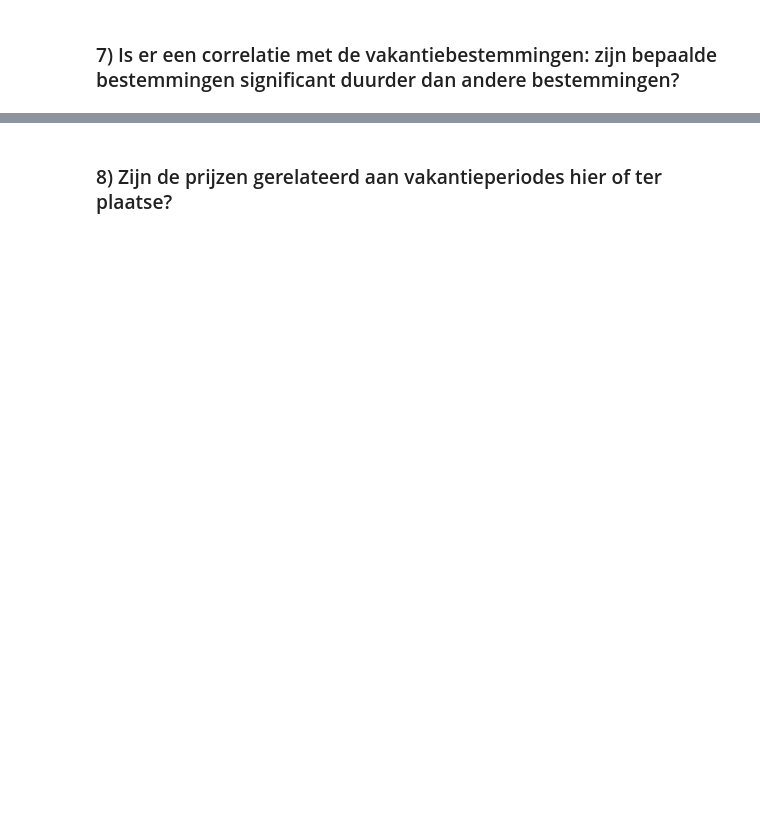
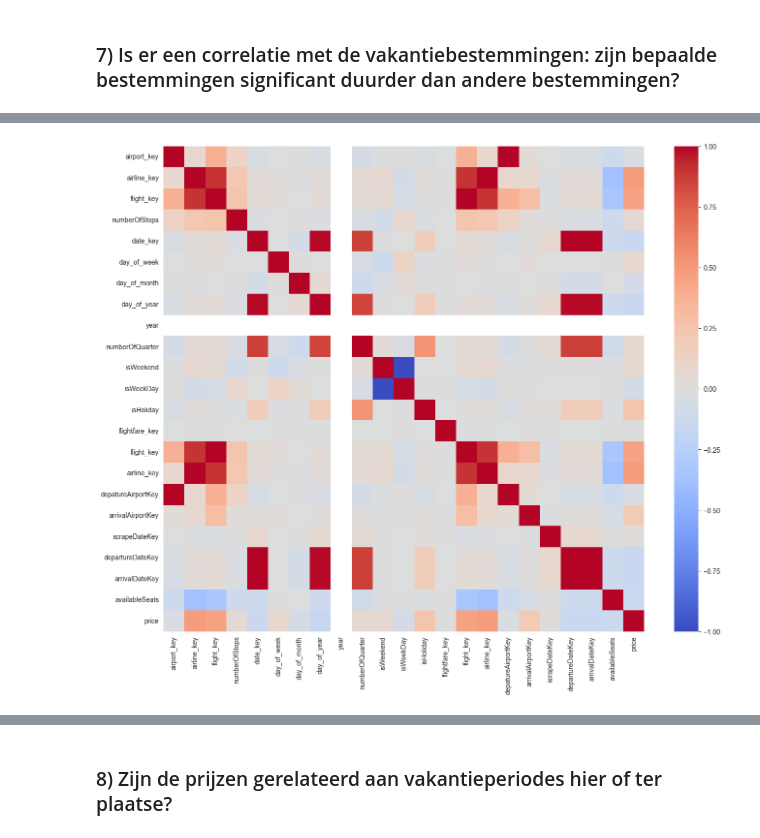
Before and after one commit to kyanamarckx/Data-Engineering-Project, a Jupyter notebook: analyse/analyse.ipynb, the cells around one changed output, grey strips where cells are left out. Saved outputs shown, nothing was run; the diff lists cells and outputs as text; code cells hidden in the pictures; blank space fills up the shorter version.

```diff
--- a/analyse/analyse.ipynb
+++ b/analyse/analyse.ipynb
@@ -416,0 +440,7 @@ Kan in zowel python als PowerBI denk ik?
+# %%
+# plot the correlation matrix
+plt.figure(figsize=(16, 13))
+sns.heatmap(corrMatrix, annot=False, cmap="coolwarm")
+plt.show()
+# %% [output]
+[figure, added]
```
Also changed, not shown: parts of 73 cells of this notebook, 2 other files.
